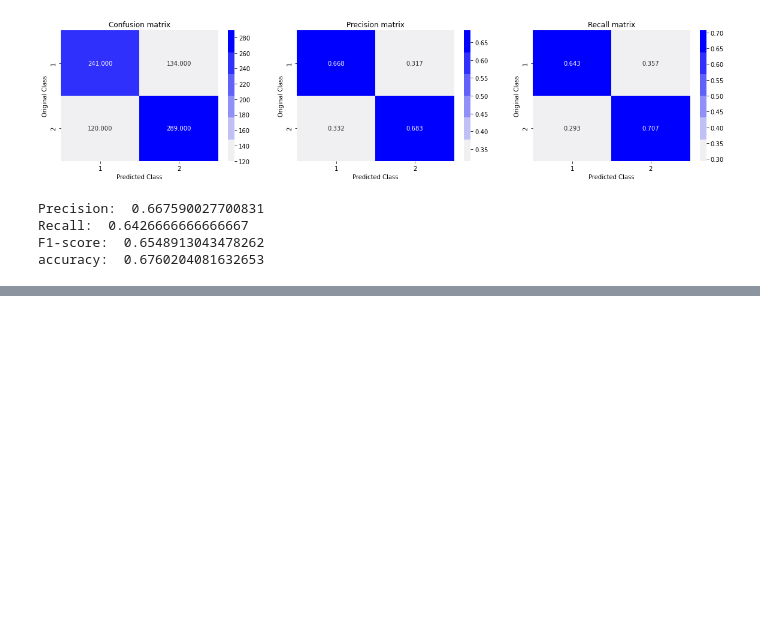
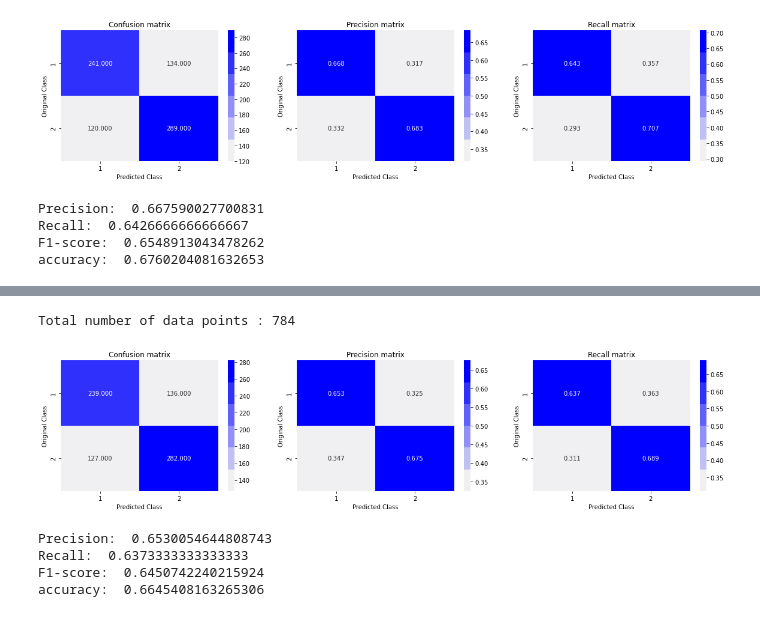
Before and after one commit to shreeramgs/depression_detector, a Jupyter notebook: Part 3 - Feature Extraction & Modelling.ipynb, the cells around one changed output, grey strips where cells are left out. Drawn from its saved outputs; the diff is of its cells as text; code cells hidden in the pictures; blank space fills up the shorter version.

```diff
--- a/Part 3 - Feature Extraction & Modelling.ipynb
+++ b/Part 3 - Feature Extraction & Modelling.ipynb
@@ -91,7 +91,7 @@ X_selected_features_n12 = best_features_n12.transform(X_tfidf_train_n12)
 X_test_selected_features_n12 = best_features_n12.transform(X_tfidf_test_n12)
 # %%
 #Bag of Words
-linear_model.fit(X_bag_of_words_train, y_train)
+lm.fit(X_bag_of_words_train, y_train)
 best_features_bow = SelectFromModel(linear_model, prefit=True)
 X_selected_features_bow = best_features_bow.transform(X_bag_of_words_train)
 X_test_selected_features_bow = best_features_bow.transform(X_bag_of_words_test)
@@ -105,24 +116,24 @@ a) TF - IDF
 import seaborn as sns
 
 def plot_confusionmatrix(test_y, predict_y):
-    C = confusion_matrix(test_y, predict_y)
+    matrix1 = confusion_matrix(test_y, predict_y)
 
-    A =(((C.T)/(C.sum(axis=1))).T)
+    matrix2 =(((matrix1.T)/(matrix1.sum(axis=1))).T)
 
-    B =(C/C.sum(axis=0))
+    matrix3 =(matrix1/matrix1.sum(axis=0))
     plt.figure(figsize=(20,4))
 
     labels = [1,2]
     # representing A in heatmap format
     cmap=sns.light_palette("blue")
     plt.subplot(1, 3, 1)
-    sns.heatmap(C, annot=True, cmap=cmap, fmt=".3f", xticklabels=labels, yticklabels=labels)
+    sns.heatmap(matrix1, annot=True, cmap=cmap, fmt=".3f", xticklabels=labels, yticklabels=labels)
     plt.xlabel('Predicted Class')
     plt.ylabel('Original Class')
     plt.title("Confusion matrix")
 
     plt.subplot(1, 3, 2)
-    sns.heatmap(B, annot=True, cmap=cmap, fmt=".3f", xticklabels=labels, yticklabels=labels)
+    sns.heatmap(matrix3, annot=True, cmap=cmap, fmt=".3f", xticklabels=labels, yticklabels=labels)
     plt.xlabel('Predicted Class')
     plt.ylabel('Original Class')
     plt.title("Precision matrix")
@@ -130,7 +141,7 @@ def plot_confusionmatrix(test_y, predict_y):
     plt.subplot(1, 3, 3)
 
     # representing B in heatmap format
-    sns.heatmap(A, annot=True, cmap=cmap, fmt=".3f", xticklabels=labels, yticklabels=labels)
+    sns.heatmap(matrix2, annot=True, cmap=cmap, fmt=".3f", xticklabels=labels, yticklabels=labels)
     plt.xlabel('Predicted Class')
     plt.ylabel('Original Class')
     plt.title("Recall matrix")
@@ -539,19 +446,19 @@ import xgboost as xgb
 params = {}
 params['objective'] = 'binary:logistic'
 params['eval_metric'] = 'logloss'
-params['eta'] = 0.02
-params['max_depth'] = 4
+params['eta'] = 0.01
+params['max_depth'] = 6
 
 d_train = xgb.DMatrix(X_selected_features, label=y_train)
 d_test = xgb.DMatrix(X_test_selected_features, label=y_test)
 
 watchlist = [(d_train, 'train'), (d_test, 'valid')]
 
-bst = xgb.train(params, d_train, 400, watchlist, early_stopping_rounds=20, verbose_eval=10)
+bst = xgb.train(params, d_train, 500, watchlist, early_stopping_rounds=25, verbose_eval=15)
 
 xgdmat = xgb.DMatrix(X_selected_features,y_train)
 predict_y = bst.predict(d_test)
-print("The test log loss is:",log_loss(y_test, predict_y, labels=clf.classes_, eps=1e-15))
+print("The test log loss is:",log_loss(y_test, predict_y, labels=clf.classes_))
 # %% [output]
 [0]     train-logloss:0.69007   valid-logloss:0.69058
 [10]    train-logloss:0.66494   valid-logloss:0.67079
@@ -590,3 +497,21 @@ Precision:  0.667590027700831
 Recall:  0.6426666666666667
 F1-score:  0.6548913043478262
 accuracy:  0.6760204081632653
+# %%
+import xgboost as xgb
+params = {}
+params['objective'] = 'binary:logistic'
+params['eval_metric'] = 'logloss'
+params['eta'] = 0.01
+params['max_depth'] = 6
+
+d_train = xgb.DMatrix(X_selected_features_bow, label=y_train)
+d_test = xgb.DMatrix(X_test_selected_features_bow, label=y_test)
+
+watchlist = [(d_train, 'train'), (d_test, 'valid')]
+
+bst = xgb.train(params, d_train, 500, watchlist, early_stopping_rounds=25, verbose_eval=15)
+
+xgdmat = xgb.DMatrix(X_selected_features_bow,y_train)
+predict_y = bst.predict(d_test)
+print("The test log loss is:",log_loss(y_test, predict_y, labels=clf.classes_))
@@ -592,0 +536,20 @@ accuracy:  0.6760204081632653
+# %%
+predicted_y =np.array(predict_y>0.5,dtype=int)
+print("Total number of data points :", len(predicted_y))
+plot_confusionmatrix(y_test, predicted_y)
+# %% [output]
+Total number of data points : 784
+[figure, added]
+# %%
+results = metrics.precision_recall_fscore_support(y_test, predicted_y)
+accuracy = metrics.accuracy_score(y_test, predicted_y)
+
+print("Precision: " , results[0][0])
+print("Recall: ", results[1][0])
+print("F1-score: ", results[2][0])
+print("accuracy: ", accuracy)
+# %% [output]
+Precision:  0.6530054644808743
+Recall:  0.6373333333333333
+F1-score:  0.6450742240215924
+accuracy:  0.6645408163265306
```
Also changed, not shown: parts of 18 cells of this notebook.
